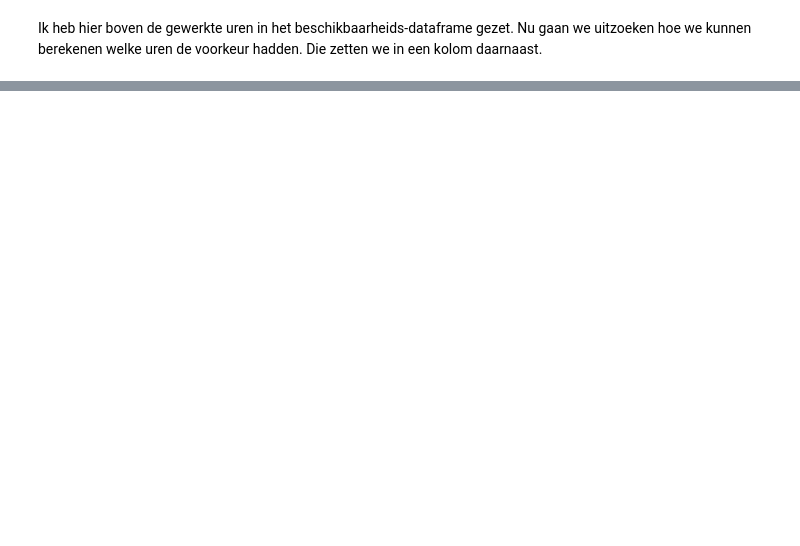
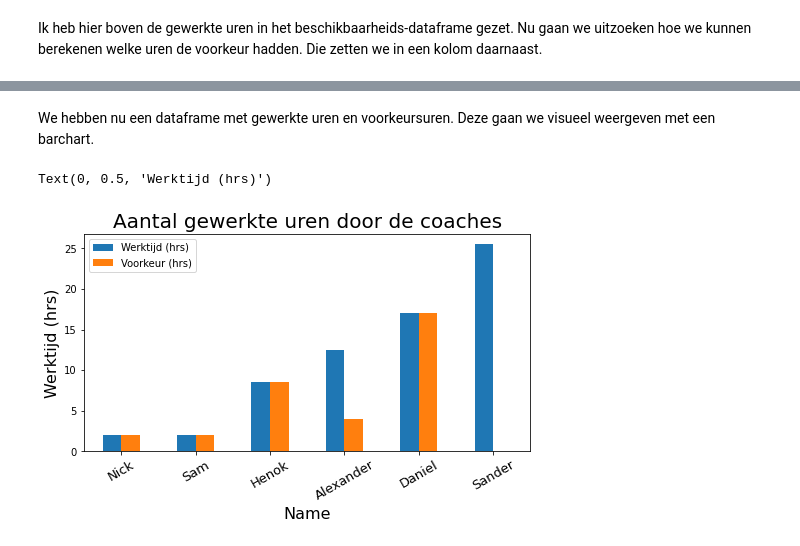
Before and after one commit to Boinkie/Community-opdracht-Week50-bit-academy, a Jupyter notebook: rooster.ipynb, the cells around one changed output, grey strips where cells are left out. Saved outputs shown, nothing was run; the diff lists cells and outputs as text; code cells hidden in the pictures; blank space fills up the shorter version.

```diff
--- a/rooster.ipynb
+++ b/rooster.ipynb
@@ -434,0 +283,15 @@ for index, row in df_rooster_kort.iterrows():
+# %%
+# selectie maken gebaseerd op naam en opgetelde voorkeurstijden, gesorteerd op Werktijd
+df_pref = df_rooster_kort[df_rooster_kort.Pref == 'true'].groupby('Name')['Werktijd (min)'].sum().sort_values().reset_index()
+df_pref = df_pref.rename(columns={"Werktijd (min)": "Voorkeur (min)"})
+
+# voorkeurstijden toevoegen aan de coaches dataframe
+df_show = df_show.merge(df_pref,on='Name',how="outer")
+
+# de NaN values eruit halen en vervangen door 0
+df_show['Voorkeur (min)'] = df_show['Voorkeur (min)'].fillna(0)
+
+# minuten omzetten in gewerkte uren
+df_show['Voorkeur (hrs)'] = df_show['Voorkeur (min)']/60
+
+df_show
@@ -434,0 +306,16 @@ for index, row in df_rooster_kort.iterrows():
+# %% [markdown]
+We hebben nu een dataframe met gewerkte uren en voorkeursuren. Deze gaan we visueel weergeven met een barchart.
+# %%
+# dataframe selectie die we in de barchart willen
+df_bar = df_show[['Name', 'Werktijd (hrs)', 'Voorkeur (hrs)']]
+
+df_bar.plot(kind="bar", x = 'Name', title="test", figsize = (8, 4))
+
+# Rotate the x-labels by 30 degrees, and keep the text aligned horizontally
+plt.xticks(rotation=30, horizontalalignment="center", fontsize=13)
+plt.title("Aantal gewerkte uren door de coaches", fontsize=20)
+plt.xlabel("Name", fontsize=16)
+plt.ylabel("Werktijd (hrs)", fontsize=16)
+# %% [output]
+Text(0, 0.5, 'Werktijd (hrs)')
+[figure, added]
```
Also changed, not shown: parts of 14 cells of this notebook, 1 other file.
